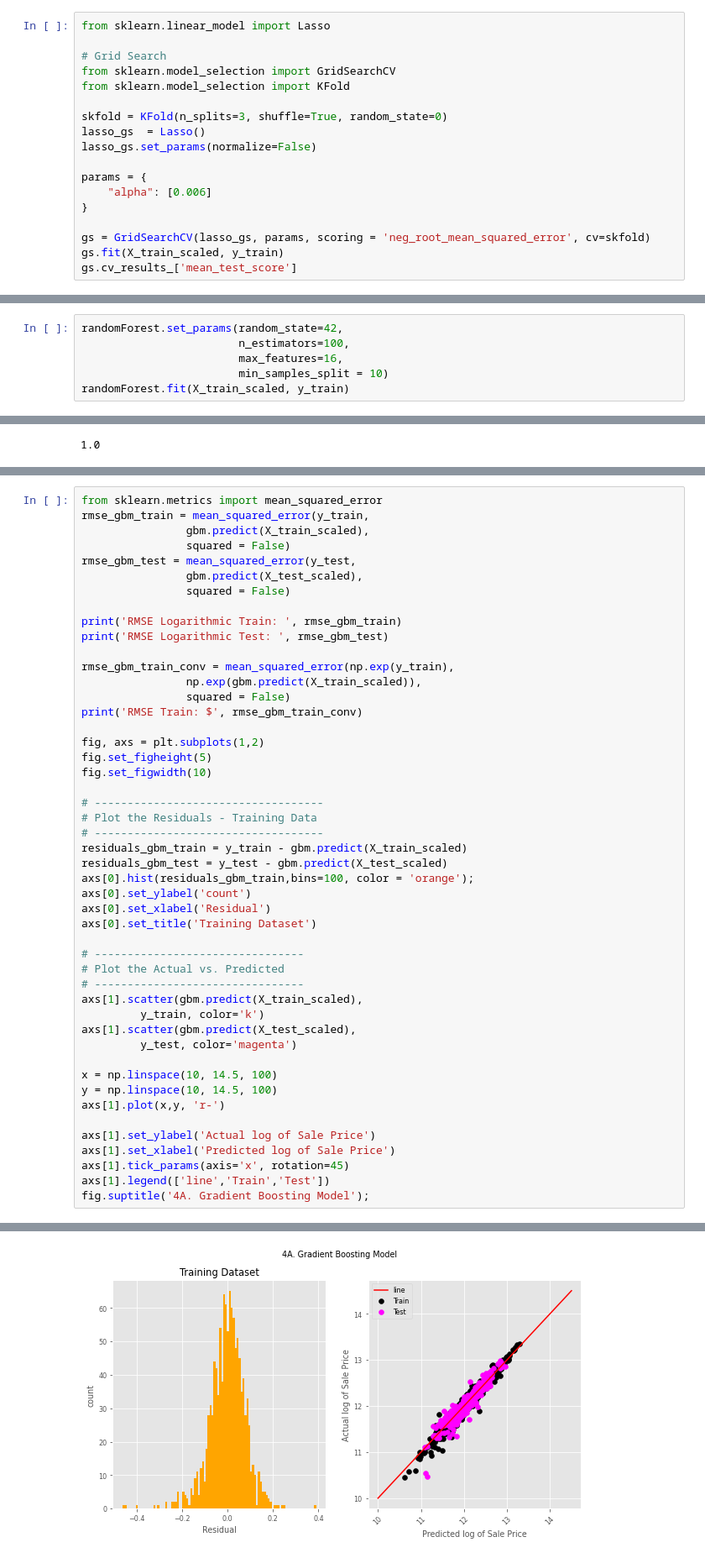
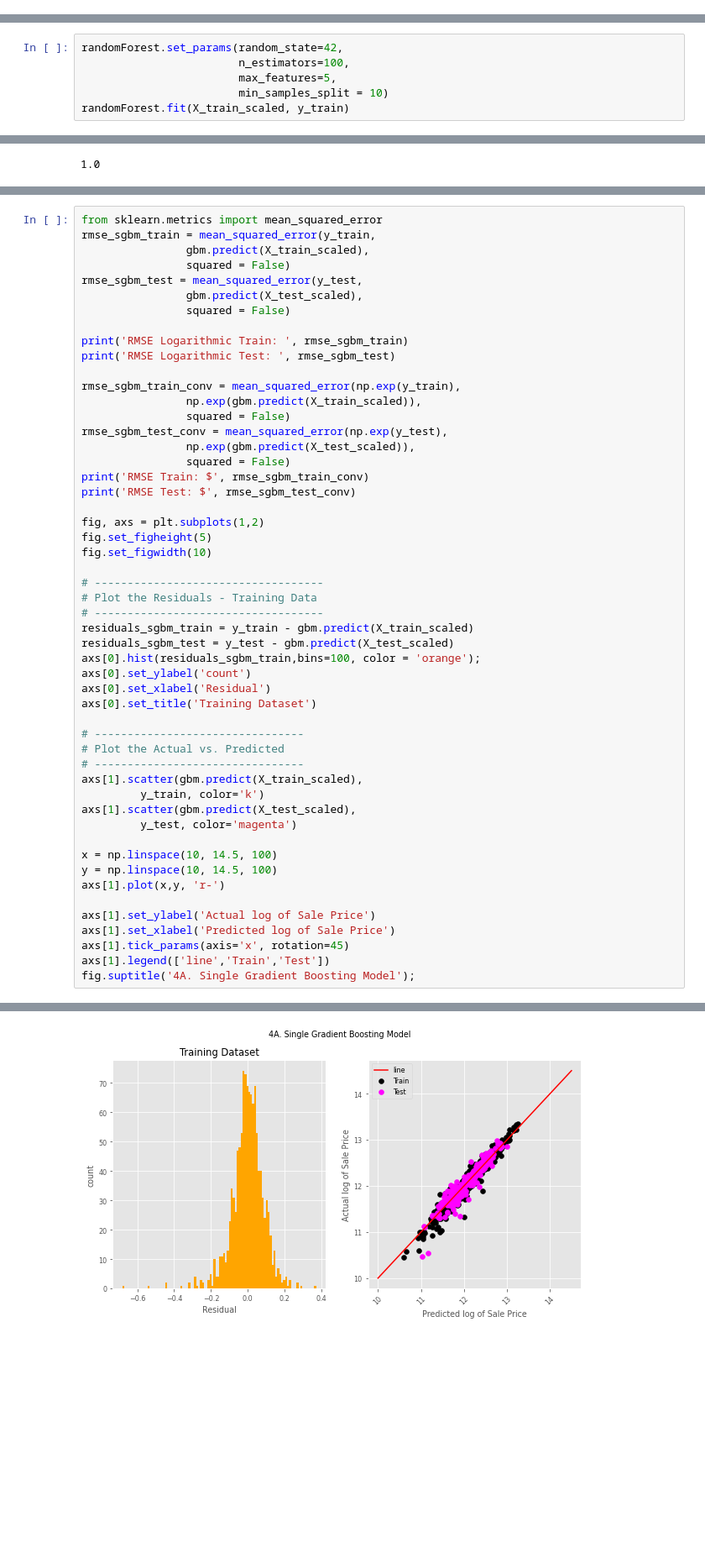
Before and after one commit to flyingcape/Ames_Iowa_HousePrices_Regression, a Jupyter notebook: ML_Project-NonlinearModels.ipynb, the cells around one changed output, grey strips where cells are left out. Shown at 84% size. Saved outputs shown, nothing was run; the diff lists cells and outputs as text; blank space fills up the shorter version.

```diff
--- a/ML_Project.ipynb
+++ b/ML_Project-NonlinearModels.ipynb
@@ -580,18 +286,0 @@ Text(0, 0.5, '$R^2$')
-# %%
-from sklearn.linear_model import Lasso
-
-# Grid Search
-from sklearn.model_selection import GridSearchCV
-from sklearn.model_selection import KFold
-
-skfold = KFold(n_splits=3, shuffle=True, random_state=0)
-lasso_gs  = Lasso()
-lasso_gs.set_params(normalize=False)
-
-params = {
-    "alpha": [0.006]
-}
-
-gs = GridSearchCV(lasso_gs, params, scoring = 'neg_root_mean_squared_error', cv=skfold)
-gs.fit(X_train_scaled, y_train)
-gs.cv_results_['mean_test_score']
@@ -783,7 +324,7 @@ Parameters currently in use:
 # %%
 randomForest.set_params(random_state=42,
                         n_estimators=100,
-                        max_features=16,
+                        max_features=5,
                         min_samples_split = 10)
 randomForest.fit(X_train_scaled, y_train)
 # %% [output]
@@ -1109,19 +690,23 @@ sorted_importance
 # %%
 from sklearn.metrics import mean_squared_error
-rmse_gbm_train = mean_squared_error(y_train,
+rmse_sgbm_train = mean_squared_error(y_train,
                 gbm.predict(X_train_scaled),
                 squared = False)
-rmse_gbm_test = mean_squared_error(y_test,
+rmse_sgbm_test = mean_squared_error(y_test,
                 gbm.predict(X_test_scaled),
                 squared = False)
 
-print('RMSE Logarithmic Train: ', rmse_gbm_train)
-print('RMSE Logarithmic Test: ', rmse_gbm_test)
+print('RMSE Logarithmic Train: ', rmse_sgbm_train)
+print('RMSE Logarithmic Test: ', rmse_sgbm_test)
 
-rmse_gbm_train_conv = mean_squared_error(np.exp(y_train),
+rmse_sgbm_train_conv = mean_squared_error(np.exp(y_train),
                 np.exp(gbm.predict(X_train_scaled)),
                 squared = False)
-print('RMSE Train: $', rmse_gbm_train_conv)
+rmse_sgbm_test_conv = mean_squared_error(np.exp(y_test),
+                np.exp(gbm.predict(X_test_scaled)),
+                squared = False)
+print('RMSE Train: $', rmse_sgbm_train_conv)
+print('RMSE Test: $', rmse_sgbm_test_conv)
 
 fig, axs = plt.subplots(1,2)
 fig.set_figheight(5)
@@ -1130,9 +715,9 @@ fig.set_figwidth(10)
 # -----------------------------------
 # Plot the Residuals - Training Data
 # -----------------------------------
-residuals_gbm_train = y_train - gbm.predict(X_train_scaled)
-residuals_gbm_test = y_test - gbm.predict(X_test_scaled)
-axs[0].hist(residuals_gbm_train,bins=100, color = 'orange');
+residuals_sgbm_train = y_train - gbm.predict(X_train_scaled)
+residuals_sgbm_test = y_test - gbm.predict(X_test_scaled)
+axs[0].hist(residuals_sgbm_train,bins=100, color = 'orange');
 axs[0].set_ylabel('count')
 axs[0].set_xlabel('Residual')
 axs[0].set_title('Training Dataset')
@@ -1153,5 +738,5 @@ axs[1].set_ylabel('Actual log of Sale Price')
 axs[1].set_xlabel('Predicted log of Sale Price')
 axs[1].tick_params(axis='x', rotation=45)
 axs[1].legend(['line','Train','Test'])
-fig.suptitle('4A. Gradient Boosting Model');
+fig.suptitle('4A. Single Gradient Boosting Model');
 # %% [output]
@@ -1161,4 +747,4 @@ RMSE Train: $ 14200.23121745249
-[figure, old version]
+[figure, new version]
 # %%
 r2_log_train_temp = r2_score(y_train,
                 gbm.predict(X_train_scaled))
```
Also changed, not shown: parts of 77 cells of this notebook, 4 other files.
